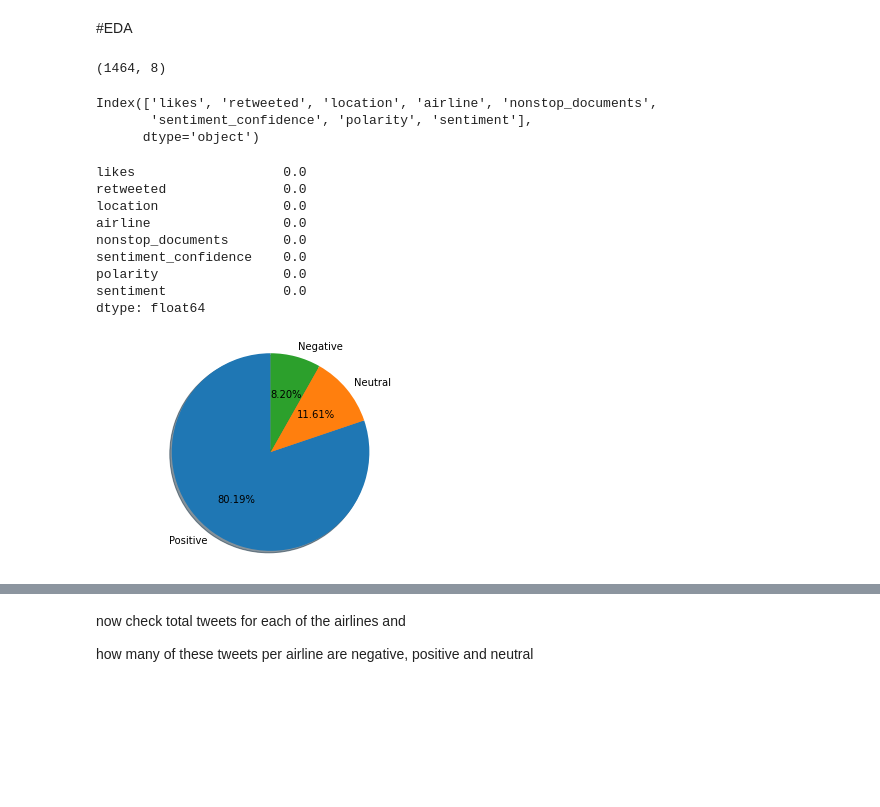
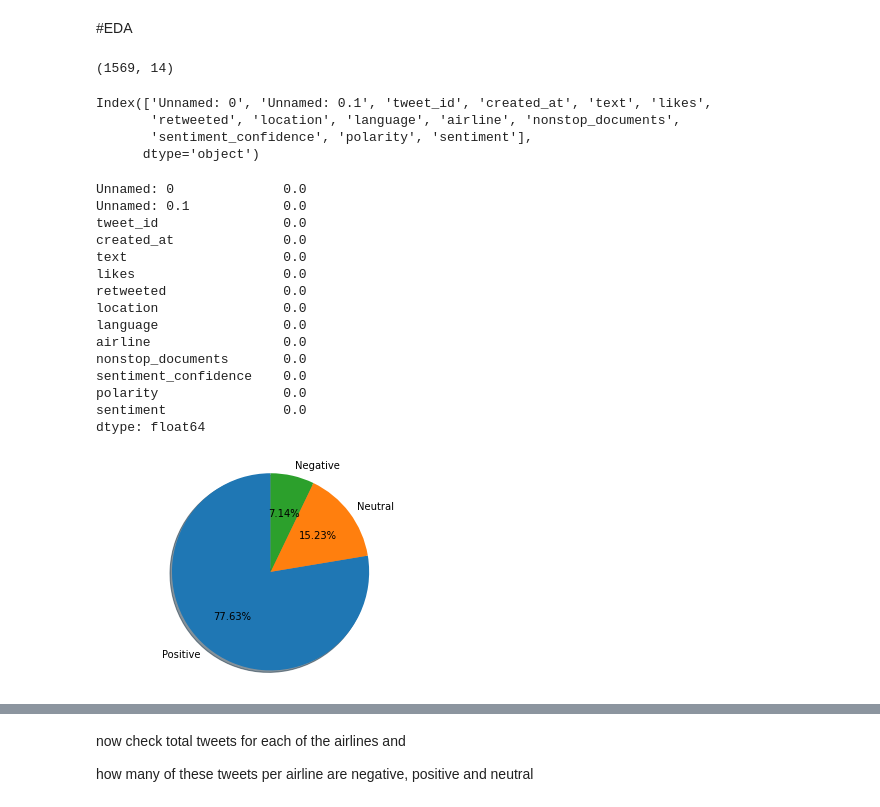
Before and after one commit to buthaina279/DS_Capstone_NLP, a Jupyter notebook: ML.ipynb, the cells around one changed output, grey strips where cells are left out. Saved outputs shown, nothing was run; the diff lists cells and outputs as text; code cells hidden in the pictures; blank space fills up the shorter version.

```diff
--- a/ML.ipynb
+++ b/ML.ipynb
@@ -35,2 +55,2 @@ Drive already mounted at /content/gdrive; to attempt to forcibly remount, call d
 # %%
-saudia_airlines = pd.read_csv("./gdrive/My Drive/datasets/twitter_analysis/saudia_airlines_classified.csv")
+airline = pd.read_csv("./gdrive/My Drive/datasets/twitter_analysis/airline_classified.csv")
@@ -51,22 +66,29 @@ saudia_airlines.head(10)
 # %% [markdown]
 #EDA
 # %%
-saudia_airlines.shape
+airline.shape
 # %% [output]
-(1464, 8)
+(1569, 14)
 # %%
-saudia_airlines.columns
+airline.columns
 # %% [output]
-Index(['likes', 'retweeted', 'location', 'airline', 'nonstop_documents',
+Index(['Unnamed: 0', 'Unnamed: 0.1', 'tweet_id', 'created_at', 'text', 'likes',
+       'retweeted', 'location', 'language', 'airline', 'nonstop_documents',
        'sentiment_confidence', 'polarity', 'sentiment'],
       dtype='object')
 # %%
 #Check for missing values
-100*saudia_airlines.isna().sum()/len(saudia_airlines)
+100*airline.isna().sum()/len(airline)
 # %% [output]
+Unnamed: 0              0.0
+Unnamed: 0.1            0.0
+tweet_id                0.0
+created_at              0.0
+text                    0.0
 likes                   0.0
 retweeted               0.0
 location                0.0
+language                0.0
 airline                 0.0
 nonstop_documents       0.0
 sentiment_confidence    0.0
@@ -88,6 +110,6 @@ def createPieChartFor(t_df):
     ax1.axis('equal')  # Equal aspect ratio ensures that pie is drawn as a circle.
     plt.show()
 # %%
-createPieChartFor(saudia_airlines.sentiment)
+createPieChartFor(airline.sentiment)
 # %% [output]
-[figure, old version]
+[figure, new version]
```
Also changed, not shown: parts of 54 cells of this notebook.
